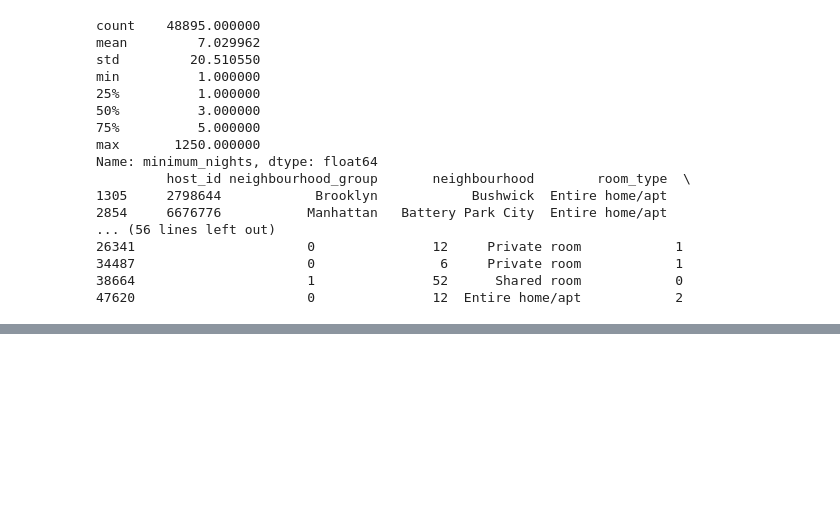
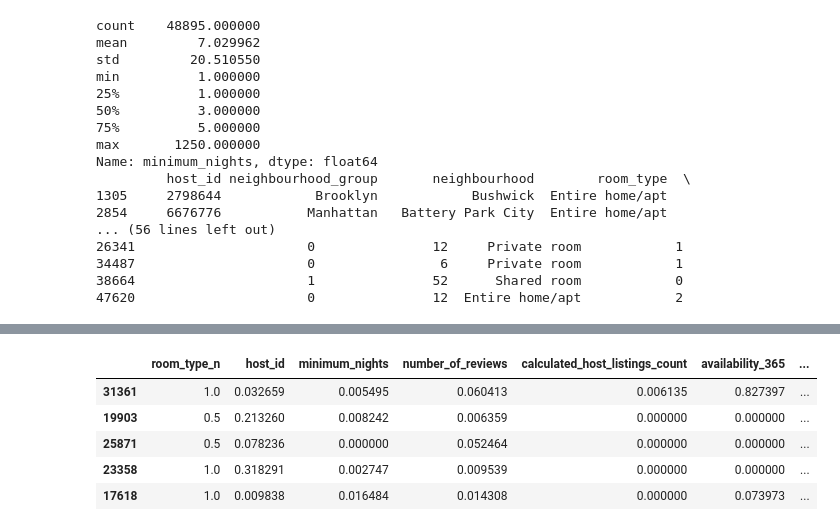
Before and after one commit to 4GeeksAcademy/machine-learning-python-template-NWinocur, a Jupyter notebook: src/explore.ipynb, the cells around one changed output, grey strips where cells are left out. Cells and saved outputs as stored; diff of their text form; code cells hidden in the pictures; blank space fills up the shorter version.

```diff
--- a/src/explore.ipynb
+++ b/src/explore.ipynb
@@ -471,0 +499,21 @@ X_train.head()
+# %%
+# min-max scaler
+from sklearn.preprocessing import MinMaxScaler
+
+scaler = MinMaxScaler()
+scaler.fit(X_train)
+
+X_train_scal = scaler.transform(X_train)
+X_train_scal = pd.DataFrame(X_train_scal, index=X_train.index, columns=num_variables)
+
+X_test_scal = scaler.transform(X_test)
+X_test_scal = pd.DataFrame(X_test_scal, index=X_test.index, columns=num_variables)
+
+X_train_scal.head()
+# %% [output]
+|  | room_type_n | host_id | minimum_nights | number_of_reviews | calculated_host_listings_count | availability_365 | ... |
+| 31361 | 1.0 | 0.032659 | 0.005495 | 0.060413 | 0.006135 | 0.827397 | ... |
+| 19903 | 0.5 | 0.213260 | 0.008242 | 0.006359 | 0.000000 | 0.000000 | ... |
+| 25871 | 0.5 | 0.078236 | 0.000000 | 0.052464 | 0.000000 | 0.000000 | ... |
+| 23358 | 1.0 | 0.318291 | 0.002747 | 0.009539 | 0.000000 | 0.000000 | ... |
+| 17618 | 1.0 | 0.009838 | 0.016484 | 0.014308 | 0.000000 | 0.073973 | ... |
```
Also changed, not shown: parts of 8 cells of this notebook.
